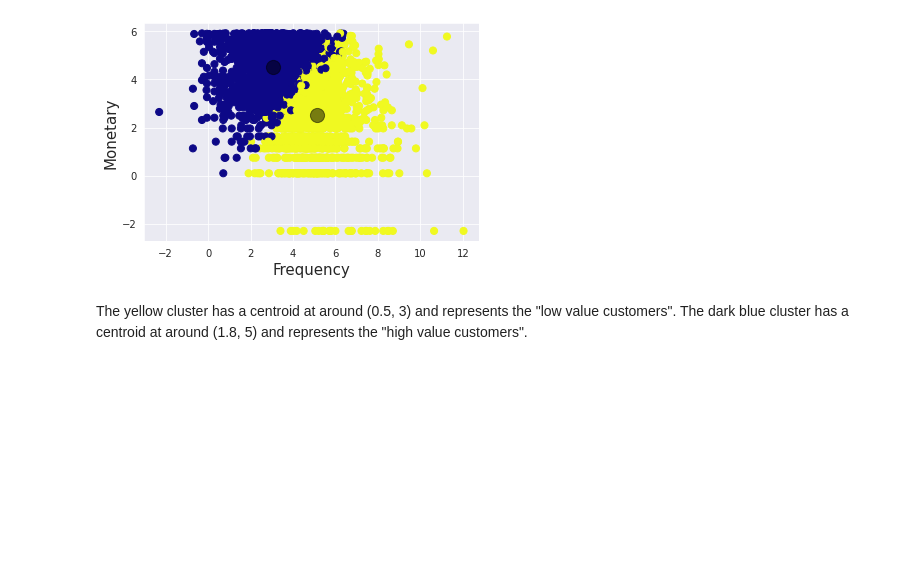
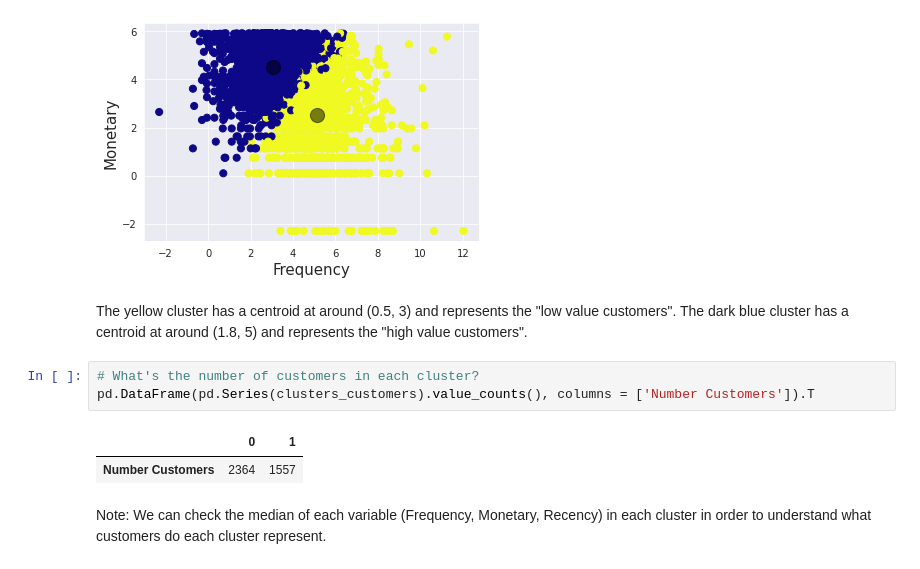
Before and after one commit to UthamanA/Online-Retail-Customer-Segmentation-uthamanA, a Jupyter notebook: Online_Retail_Customer_Segmentation_Capstone_Project.ipynb, the cells around one changed output. Saved outputs shown, nothing was run; the diff lists cells and outputs as text; blank space fills up the shorter version.

```diff
--- a/Online_Retail_Customer_Segmentation_Capstone_Project.ipynb
+++ b/Online_Retail_Customer_Segmentation_Capstone_Project.ipynb
@@ -953,3 +953,11 @@ Text(0, 0.5, 'Monetary')
 # %% [markdown]
 
 The yellow cluster has a centroid at around (0.5, 3) and represents the "low value customers". The dark blue cluster has a centroid at around (1.8, 5) and represents the "high value customers".
+# %%
+# What's the number of customers in each cluster?
+pd.DataFrame(pd.Series(clusters_customers).value_counts(), columns = ['Number Customers']).T
+# %% [output]
+|  | 0 | 1 |
+| Number Customers | 2364 | 1557 |
+# %% [markdown]
+Note: We can check the median of each variable (Frequency, Monetary, Recency) in each cluster in order to understand what customers do each cluster represent.
```
Also changed, not shown: parts of 2 cells of this notebook.
